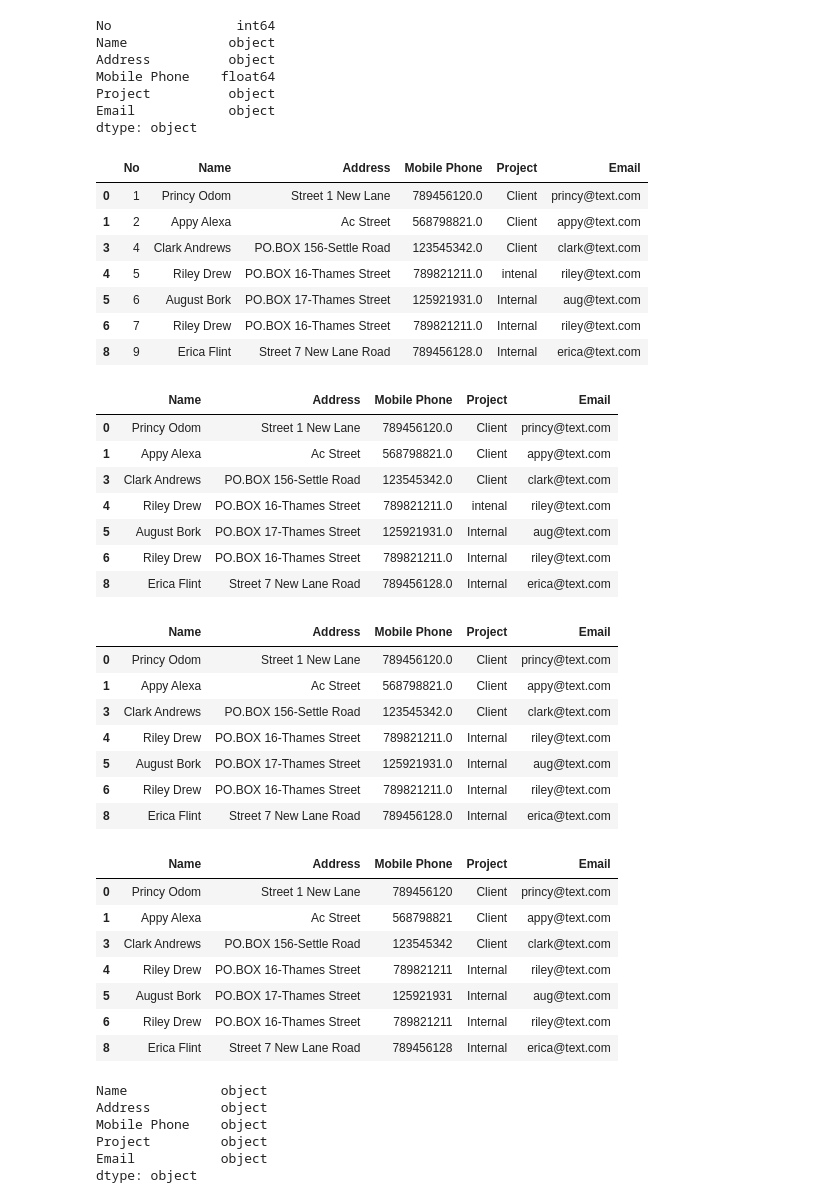
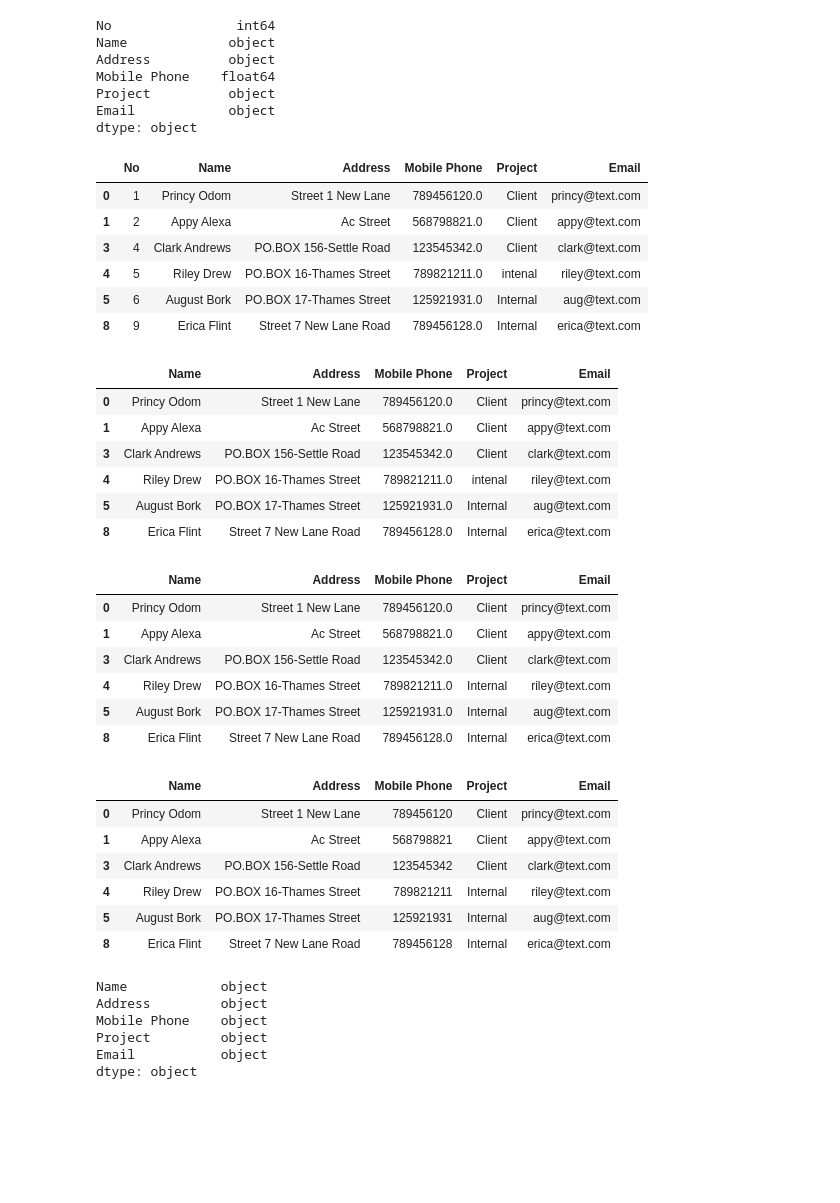
Before and after one commit to tribber93/MachineLearning, a Jupyter notebook: UTS_Machine_Learning_no_2.ipynb, the cells around one changed output. Saved outputs shown, nothing was run; the diff lists cells and outputs as text; code cells hidden in the pictures; blank space fills up the shorter version.

```diff
--- a/UTS_Machine_Learning_no_2.ipynb
+++ b/UTS_Machine_Learning_no_2.ipynb
@@ -31,15 +31,16 @@ dtype: object
 # %%
 # a. Menghapus baris yang hilang
 df.dropna(inplace = True)
+# Menghapus data double "Riley Drew"
+df = df.drop(6)
 df
 # %% [output]
 |  | No | Name | Address | Mobile Phone | Project | Email |
 | 0 | 1 | Princy Odom | Street 1 New Lane | 789456120.0 | Client | princy@text.com |
 | 1 | 2 | Appy Alexa | Ac Street | 568798821.0 | Client | appy@text.com |
 | 3 | 4 | Clark Andrews | PO.BOX 156-Settle Road | 123545342.0 | Client | clark@text.com |
 | 4 | 5 | Riley Drew | PO.BOX 16-Thames Street | 789821211.0 | intenal | riley@text.com |
 | 5 | 6 | August Bork | PO.BOX 17-Thames Street | 125921931.0 | Internal | aug@text.com |
-| 6 | 7 | Riley Drew | PO.BOX 16-Thames Street | 789821211.0 | Internal | riley@text.com |
 | 8 | 9 | Erica Flint | Street 7 New Lane Road | 789456128.0 | Internal | erica@text.com |
 # %%
 # b. Menghapus kolom yang berisi data yang tidak relevan (Hapus Kolom No)
@@ -52,7 +53,6 @@ df
 | 3 | Clark Andrews | PO.BOX 156-Settle Road | 123545342.0 | Client | clark@text.com |
 | 4 | Riley Drew | PO.BOX 16-Thames Street | 789821211.0 | intenal | riley@text.com |
 | 5 | August Bork | PO.BOX 17-Thames Street | 125921931.0 | Internal | aug@text.com |
-| 6 | Riley Drew | PO.BOX 16-Thames Street | 789821211.0 | Internal | riley@text.com |
 | 8 | Erica Flint | Street 7 New Lane Road | 789456128.0 | Internal | erica@text.com |
 # %%
 # c. Perbaiki kesalahan input (intenal harusnya Internal)
@@ -65,7 +65,6 @@ df
 | 3 | Clark Andrews | PO.BOX 156-Settle Road | 123545342.0 | Client | clark@text.com |
 | 4 | Riley Drew | PO.BOX 16-Thames Street | 789821211.0 | Internal | riley@text.com |
 | 5 | August Bork | PO.BOX 17-Thames Street | 125921931.0 | Internal | aug@text.com |
-| 6 | Riley Drew | PO.BOX 16-Thames Street | 789821211.0 | Internal | riley@text.com |
 | 8 | Erica Flint | Street 7 New Lane Road | 789456128.0 | Internal | erica@text.com |
 # %%
 # d. Ubah Tipe data float64 untuk Mobile Phone menjadi Teks atau Object
@@ -80,7 +79,6 @@ df
 | 3 | Clark Andrews | PO.BOX 156-Settle Road | 123545342 | Client | clark@text.com |
 | 4 | Riley Drew | PO.BOX 16-Thames Street | 789821211 | Internal | riley@text.com |
 | 5 | August Bork | PO.BOX 17-Thames Street | 125921931 | Internal | aug@text.com |
-| 6 | Riley Drew | PO.BOX 16-Thames Street | 789821211 | Internal | riley@text.com |
 | 8 | Erica Flint | Street 7 New Lane Road | 789456128 | Internal | erica@text.com |
 # %%
 df.dtypes
```
Also changed, not shown: parts of 2 cells of this notebook.
